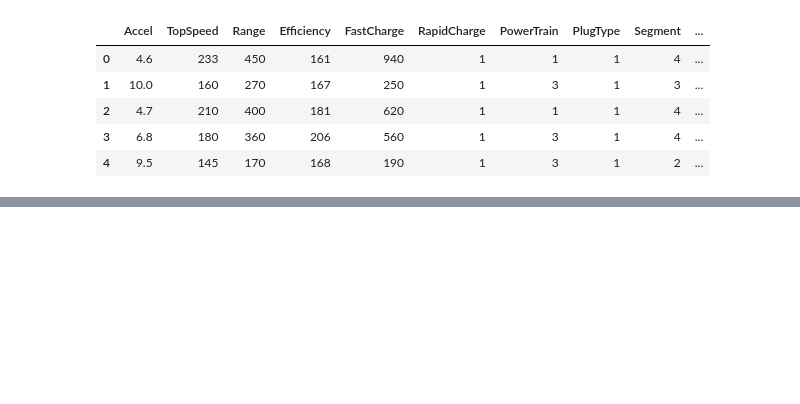
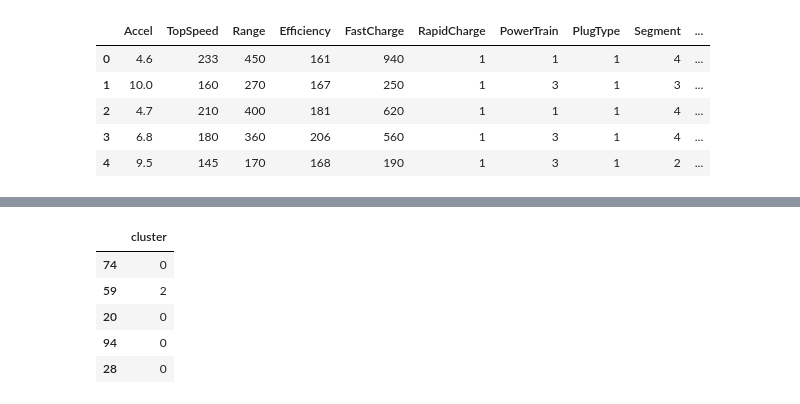
Before and after one commit to deepak03c/EV_Market_Segmentation, a Jupyter notebook: CLUSTERING_MODEL.ipynb, the cells around one changed output, grey strips where cells are left out. Saved outputs shown, nothing was run; the diff lists cells and outputs as text; code cells hidden in the pictures; blank space fills up the shorter version.

```diff
--- a/CLUSTERING_MODEL.ipynb
+++ b/CLUSTERING_MODEL.ipynb
@@ -641,0 +646,9 @@ data_new.head()
+# %%
+y_test.head()
+# %% [output]
+|  | cluster |
+| 74 | 0 |
+| 59 | 2 |
+| 20 | 0 |
+| 94 | 0 |
+| 28 | 0 |
```
Also changed, not shown: parts of 18 cells of this notebook.
